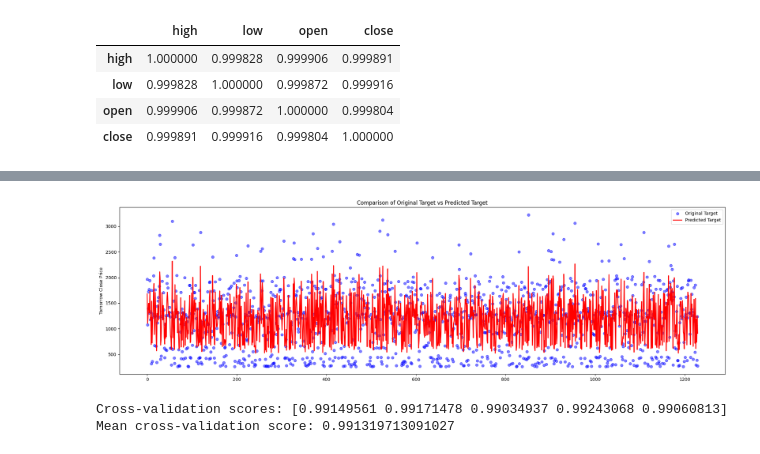
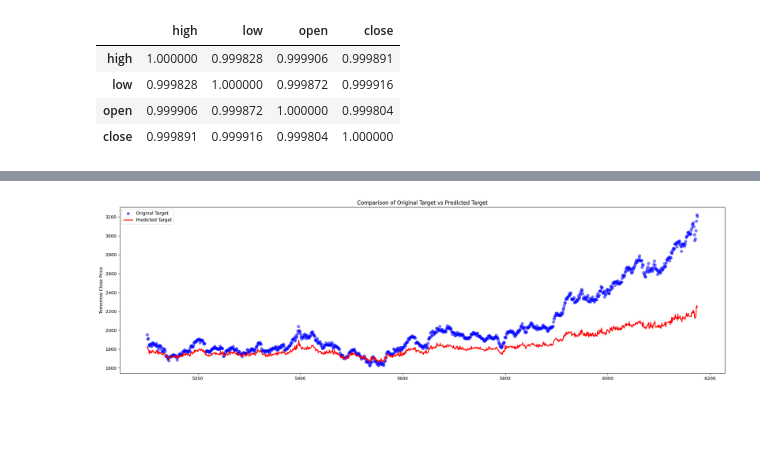
Before and after one commit to JoseEdSouza/machine-learning-works, a Jupyter notebook: eda.ipynb, the cells around one changed output, grey strips where cells are left out. Saved outputs shown, nothing was run; the diff lists cells and outputs as text; code cells hidden in the pictures; blank space fills up the shorter version.

```diff
--- a/eda.ipynb
+++ b/eda.ipynb
@@ -281,9 +394,15 @@ def contain_word(series: pd.Series, word: str) -> pd.Series:
     """
     Check if a word is contained in the headlines.
     """
-    return series.str.contains(word, case=False, na=False)
+    return series.str.contains(word, case=False, na=False).astype(int)
+
+def word_count(series: pd.Series, word: str) -> pd.Series:
+    """
+    Count the occurrences of a word in the headlines.
+    """
+    return series.str.lower().str.count(word).fillna(0).astype(int)
 # %%
-for word in words:
+for word in tfidf_df["word"]:
     X_train[word] = contain_word(X_train["headlines"], word)
     X_test[word] = contain_word(X_test["headlines"], word)
 # %%
@@ -302,9 +421,21 @@ X_train.head()
+# %%
+timestamp_test = gold["timestamp"].iloc[X_test.index]
+timestamp_train = gold["timestamp"].iloc[X_train.index]
+
+last_year_in_training_set = timestamp_train.max().year
+
+filtered_test_set_indexes = (timestamp_test.dt.year > last_year_in_training_set)
+
+X_test = X_test.loc[filtered_test_set_indexes]
+y_test = y_test.loc[filtered_test_set_indexes]
 # %%
 scaler = StandardScaler()
 X_train_scaled = scaler.fit_transform(X_train)
 X_test_scaled = scaler.transform(X_test)
 # %%
-model = Ridge(alpha=7000)
+model = Ridge(alpha=0.01)
+# best value if open is log normalized is 4.3
+# otherwise 0.01
 # %%
 model.fit(X_train_scaled, y_train)
 # %% [output]
@@ -335,34 +466,14 @@ Name: tomorrow_close, dtype: float64
 # %%
 # Plot the original target vs predicted values
 plt.figure(figsize=(20, 6))
 plt.scatter(
-    range(len(y_test)), y_test, label="Original Target", color="blue", alpha=0.5
+    y_test.index, y_test, label="Original Target", color="blue", alpha=0.5
 )
-plt.plot(range(len(y_test)), y_pred, label="Predicted Target", color="red", linewidth=2)
+plt.plot(y_test.index, y_pred, label="Predicted Target", color="red", linewidth=2)
 plt.ylabel("Tomorrow Close Price")
 plt.title("Comparison of Original Target vs Predicted Target")
 plt.legend()
 plt.tight_layout()
 plt.show()
 # %% [output]
-[figure, old version]
+[figure, new version]
-# %%
-from sklearn.model_selection import KFold, cross_val_score
-from sklearn.pipeline import Pipeline
-
-# Define KFold cross-validator
-kf = KFold(n_splits=5, shuffle=True, random_state=RANDOM_SEED)
-
-pipeline = Pipeline([("scaler", StandardScaler()), ("model", LinearRegression())])
-
-numerical_X = X.drop(columns=["headlines"], axis=1)
-
-# Perform cross-validation using KFold with scaled data
-cv_scores = cross_val_score(pipeline, numerical_X, y, cv=kf, scoring="r2")
-
-# Print the cross-validation scores and their mean
-print("Cross-validation scores:", cv_scores)
-print("Mean cross-validation score:", cv_scores.mean())
-# %% [output]
-Cross-validation scores: [0.99149561 0.99171478 0.99034937 0.99243068 0.99060813]
-Mean cross-validation score: 0.991319713091027
```
Also changed, not shown: parts of 32 cells of this notebook.
